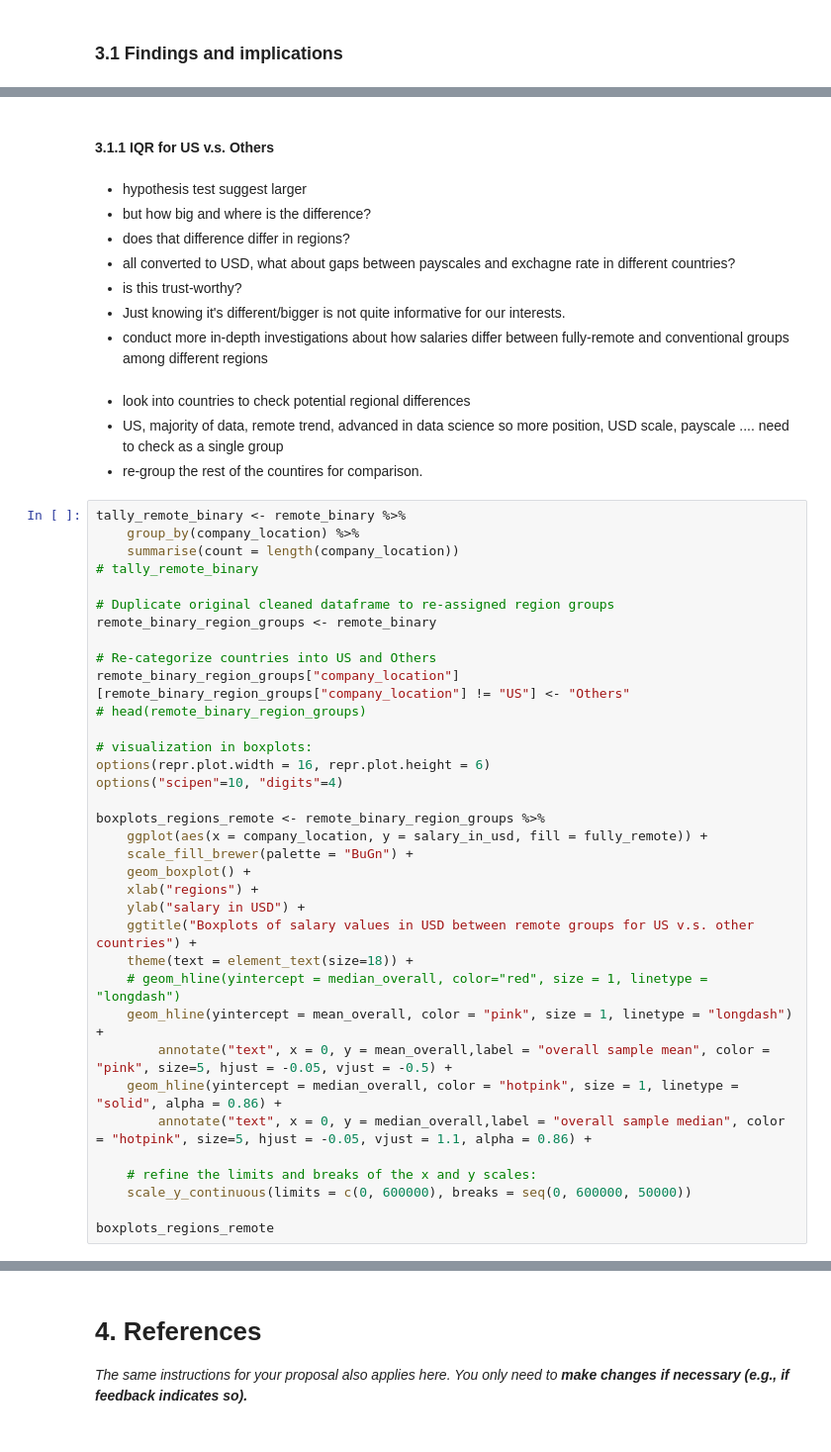
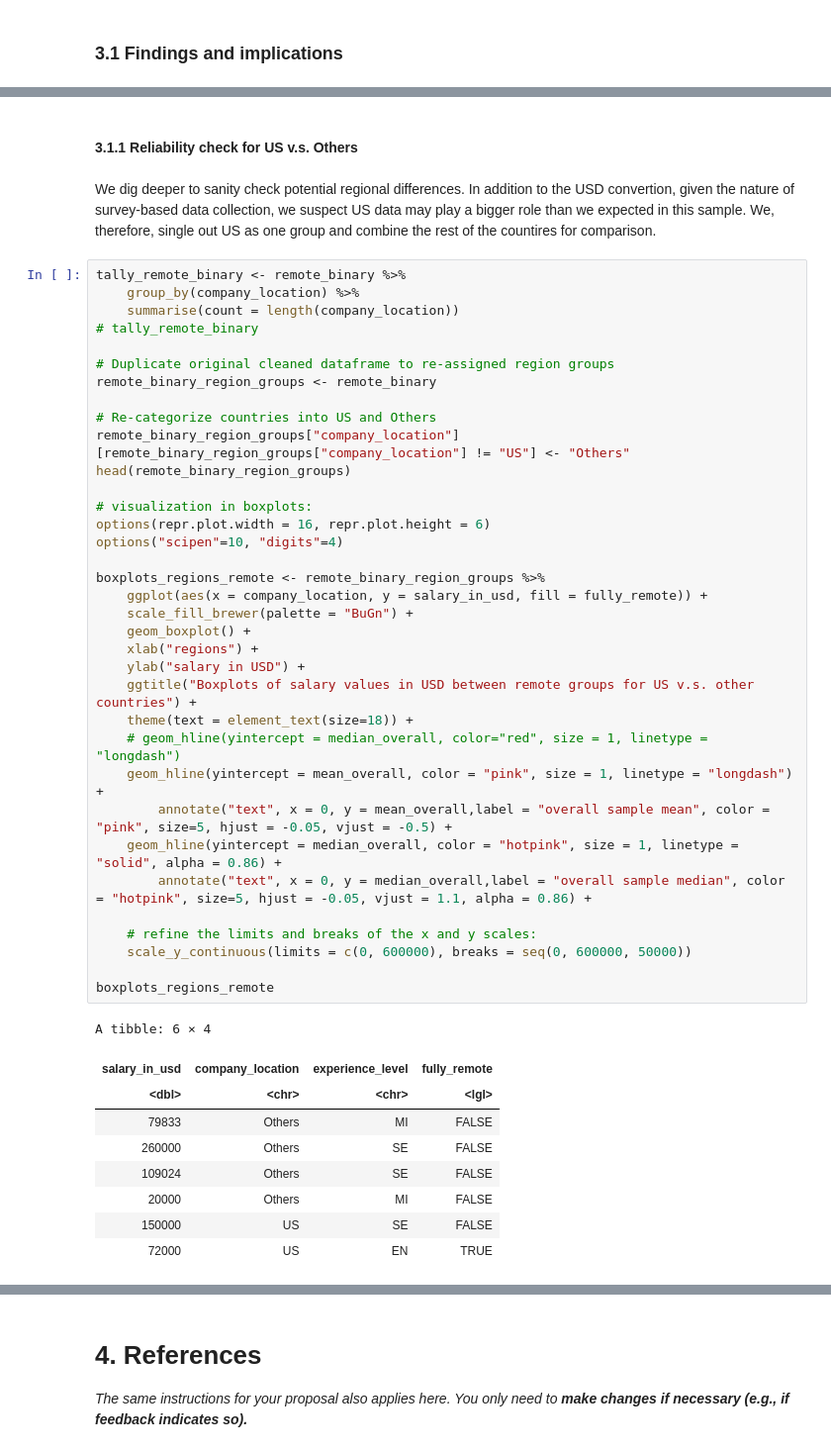
Before and after one commit to ludioludius/STAT201-Project, a Jupyter notebook: Final_Report_Draft.ipynb, the cells around one changed output, grey strips where cells are left out. Shown at 99% size. Cells and saved outputs as stored; diff of their text form.

```diff
--- a/Final_Report_Draft.ipynb
+++ b/Final_Report_Draft.ipynb
@@ -600,17 +610,7 @@ Although both bootstrapping and asymptotics methods gave us the same results to
 # %% [markdown]
-#### 3.1.1  IQR for US v.s. Others
+#### 3.1.1  Reliability check for US v.s. Others
 # %% [markdown]
-- hypothesis test suggest larger
-- but how big and where is the difference?
-- does that difference differ in regions?
-- all converted to USD, what about gaps between payscales and exchagne rate in different countries?
-- is this trust-worthy?
-- Just knowing it's different/bigger is not quite informative for our interests.
-- conduct more in-depth investigations about how salaries differ between fully-remote and conventional groups among different regions
+We dig deeper to sanity check potential regional differences. In addition to the USD convertion, given the nature of survey-based data collection, we suspect US data may play a bigger role than we expected in this sample. We, therefore, single out US as one group and combine the rest of the countires for comparison.
-# %% [markdown]
-- look into countries to check potential regional differences
-- US, majority of data, remote trend, advanced in data science so more position, USD scale, payscale ....  need to check as a single group
-- re-group the rest of the countires for comparison.
 # %%
 tally_remote_binary <- remote_binary %>%
     group_by(company_location) %>%
@@ -619,33 +619,42 @@ tally_remote_binary <- remote_binary %>%
 
 # Duplicate original cleaned dataframe to re-assigned region groups
 remote_binary_region_groups <- remote_binary
 
 # Re-categorize countries into US and Others
 remote_binary_region_groups["company_location"][remote_binary_region_groups["company_location"] != "US"] <- "Others"
-# head(remote_binary_region_groups)
+head(remote_binary_region_groups)
 
 # visualization in boxplots:
 options(repr.plot.width = 16, repr.plot.height = 6)
 options("scipen"=10, "digits"=4)
 
 boxplots_regions_remote <- remote_binary_region_groups %>%
     ggplot(aes(x = company_location, y = salary_in_usd, fill = fully_remote)) +
     scale_fill_brewer(palette = "BuGn") +
     geom_boxplot() +
     xlab("regions") +
     ylab("salary in USD") +
     ggtitle("Boxplots of salary values in USD between remote groups for US v.s. other countries") +
     theme(text = element_text(size=18)) +
     # geom_hline(yintercept = median_overall, color="red", size = 1, linetype = "longdash")
     geom_hline(yintercept = mean_overall, color = "pink", size = 1, linetype = "longdash") +
         annotate("text", x = 0, y = mean_overall,label = "overall sample mean", color = "pink", size=5, hjust = -0.05, vjust = -0.5) +
     geom_hline(yintercept = median_overall, color = "hotpink", size = 1, linetype = "solid", alpha = 0.86) +
         annotate("text", x = 0, y = median_overall,label = "overall sample median", color = "hotpink", size=5, hjust = -0.05, vjust = 1.1, alpha = 0.86) +
 
     # refine the limits and breaks of the x and y scales:
     scale_y_continuous(limits = c(0, 600000), breaks = seq(0, 600000, 50000))
 
 boxplots_regions_remote
 # %% [output]
+A tibble: 6 × 4
+| salary_in_usd | company_location | experience_level | fully_remote |
+| <dbl> | <chr> | <chr> | <lgl> |
+| 79833 | Others | MI | FALSE |
+| 260000 | Others | SE | FALSE |
+| 109024 | Others | SE | FALSE |
+| 20000 | Others | MI | FALSE |
+| 150000 | US | SE | FALSE |
+| 72000 | US | EN | TRUE |
 [figure]
 # %% [markdown]
```
Also changed, not shown: parts of 21 cells of this notebook.
